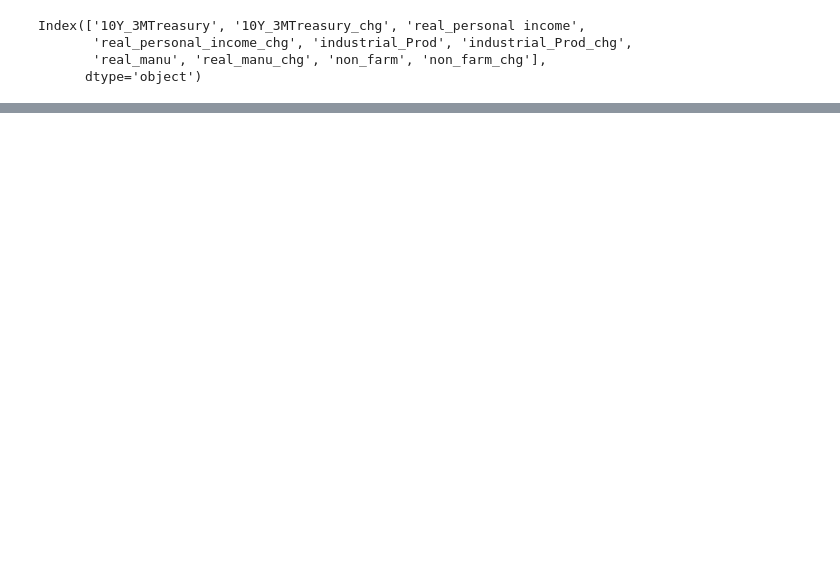
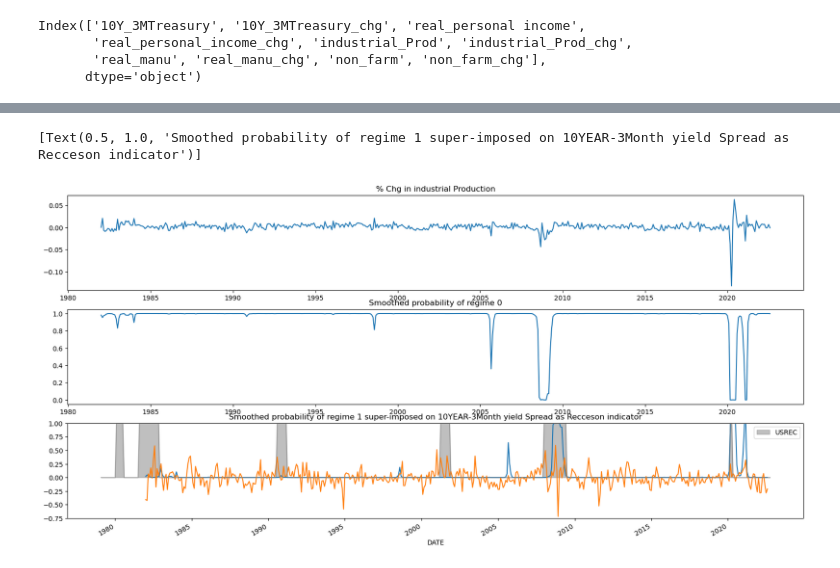
Before and after one commit to joshmaster2165/Reccesion-py-analysis, a Jupyter notebook: FITM618.ipynb, the cells around one changed output, grey strips where cells are left out. Saved outputs shown, nothing was run; the diff lists cells and outputs as text; code cells hidden in the pictures; blank space fills up the shorter version.

```diff
--- a/FITM618.ipynb
+++ b/FITM618.ipynb
@@ -120,0 +304,20 @@ ax.set(title='Smoothed probability of regime 1 super-imposed on 10YEAR-3Month yi
+# %%
+figure, axes = plt.subplots(3, figsize=(20,10))
+
+ax = axes[0]
+ax.plot(df.index, df['industrial_Prod_chg'])
+ax.set(title='% Chg in industrial Production')
+
+ax = axes[1]
+ax.plot(df.index, msdr_model_results4.smoothed_marginal_probabilities[0])
+ax.set(title='Smoothed probability of regime 0', )
+
+ax = axes[2]
+ax.plot(df.index, msdr_model_results4.smoothed_marginal_probabilities[1])
+ax.plot(df_r.index, df_r['10Y_3MTreasury_chg'])
+rec_data.plot.area(ax=ax, x='DATE', alpha=0.5, color="gray")
+plt.ylim(-0.75, 1)
+ax.set(title='Smoothed probability of regime 1 super-imposed on 10YEAR-3Month yield Spread as Recceson indicator')
+# %% [output]
+[Text(0.5, 1.0, 'Smoothed probability of regime 1 super-imposed on 10YEAR-3Month yield Spread as Recceson indicator')]
+[figure, added]
```
Also changed, not shown: parts of 22 cells of this notebook.
